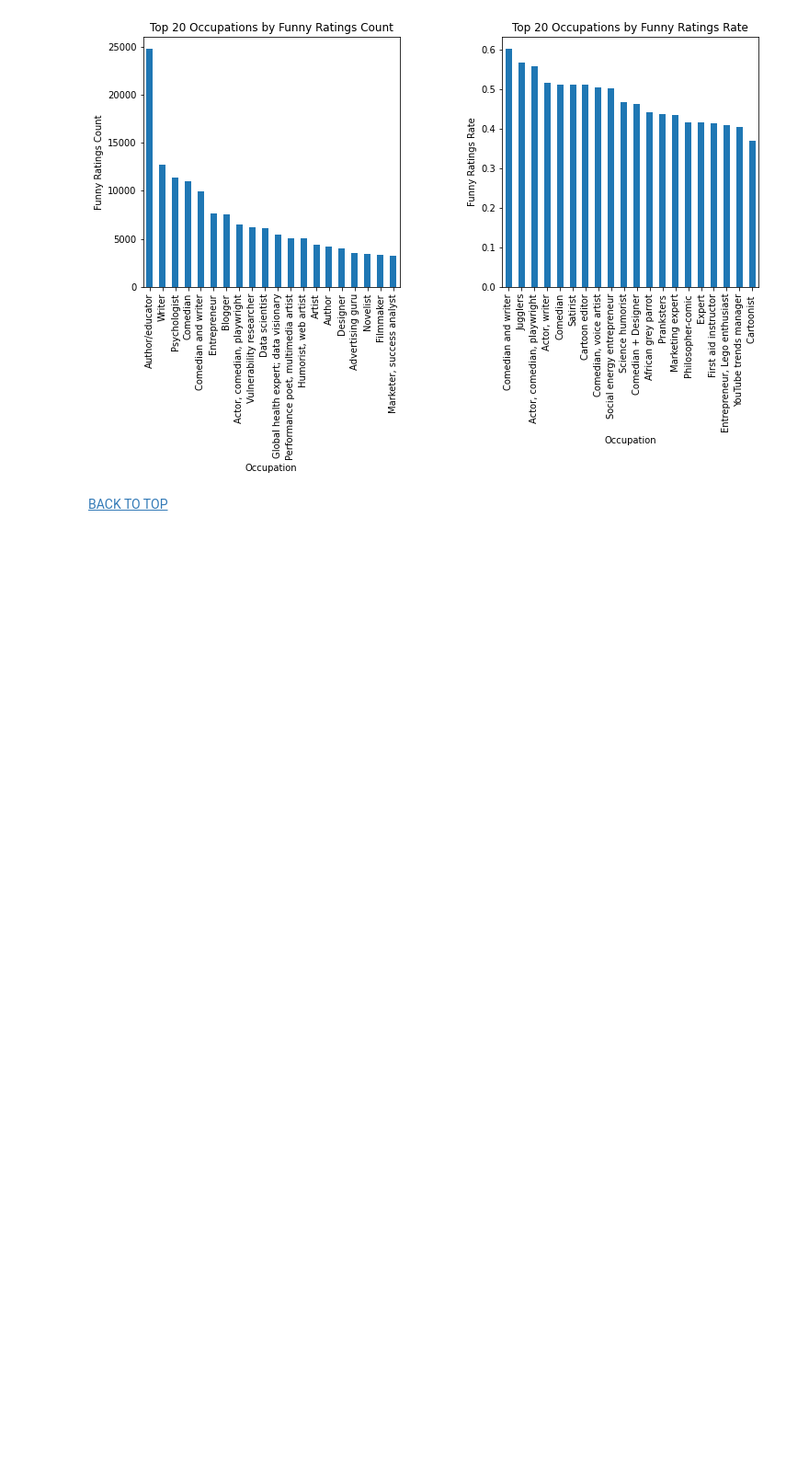
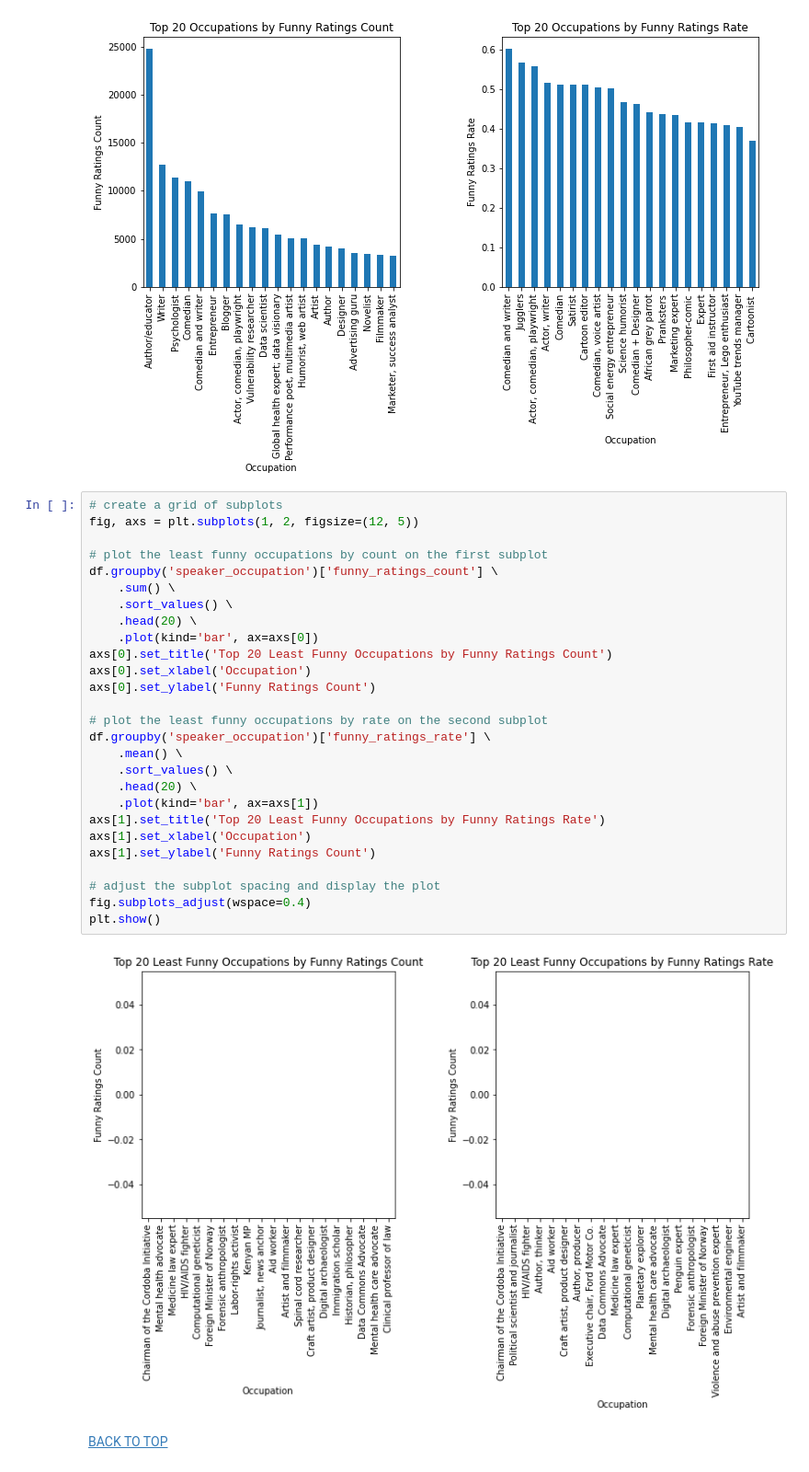
Before and after one commit to benkaan001/pandas_and_beyond, a Jupyter notebook: analyze_data/05_ted_talks.ipynb, the cells around one changed output. Shown at 92% size. Saved outputs shown, nothing was run; the diff lists cells and outputs as text; blank space fills up the shorter version.

```diff
--- a/analyze_data/05_ted_talks.ipynb
+++ b/analyze_data/05_ted_talks.ipynb
@@ -1255,6 +1344,35 @@ fig.subplots_adjust(wspace=0.4)
 plt.show()
 # %% [output]
 [figure]
+# %%
+# create a grid of subplots
+fig, axs = plt.subplots(1, 2, figsize=(12, 5))
+
+# plot the least funny occupations by count on the first subplot
+df.groupby('speaker_occupation')['funny_ratings_count'] \
+    .sum() \
+    .sort_values() \
+    .head(20) \
+    .plot(kind='bar', ax=axs[0])
+axs[0].set_title('Top 20 Least Funny Occupations by Funny Ratings Count')
+axs[0].set_xlabel('Occupation')
+axs[0].set_ylabel('Funny Ratings Count')
+
+# plot the least funny occupations by rate on the second subplot
+df.groupby('speaker_occupation')['funny_ratings_rate'] \
+    .mean() \
+    .sort_values() \
+    .head(20) \
+    .plot(kind='bar', ax=axs[1])
+axs[1].set_title('Top 20 Least Funny Occupations by Funny Ratings Rate')
+axs[1].set_xlabel('Occupation')
+axs[1].set_ylabel('Funny Ratings Count')
+
+# adjust the subplot spacing and display the plot
+fig.subplots_adjust(wspace=0.4)
+plt.show()
+# %% [output]
+[figure, added]
 # %% [markdown]
 [BACK TO TOP][def]
 
```
Also changed, not shown: parts of 7 cells of this notebook.
